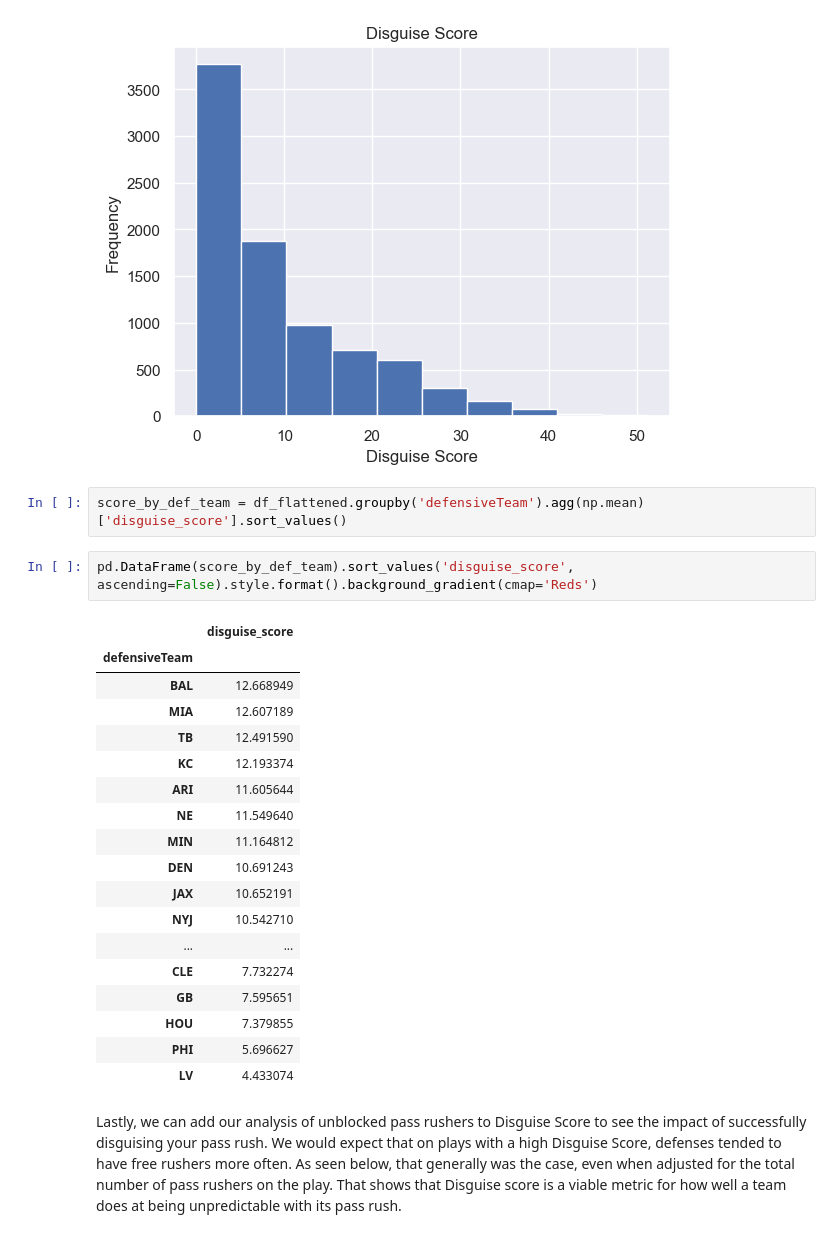
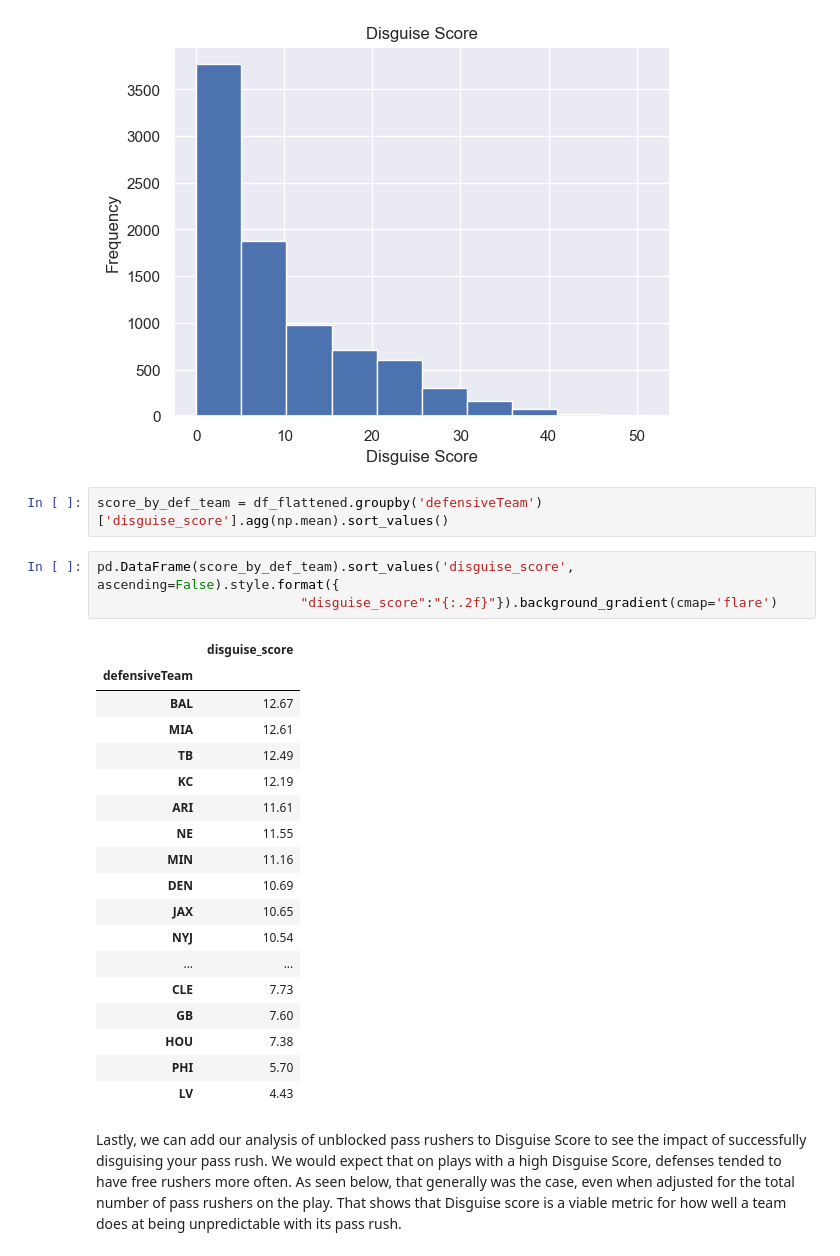
Before and after one commit to sebasdarius/data_science_portfolio, a Jupyter notebook: o_line_analysis/disguise_score.ipynb, the cells around one changed output. Saved outputs shown, nothing was run; the diff lists cells and outputs as text.

```diff
--- a/o_line_analysis/disguise_score.ipynb
+++ b/o_line_analysis/disguise_score.ipynb
@@ -162,28 +160,29 @@ plt.ylabel("Frequency");
 # %% [output]
 [figure]
 # %%
-score_by_def_team = df_flattened.groupby('defensiveTeam').agg(np.mean)['disguise_score'].sort_values()
+score_by_def_team = df_flattened.groupby('defensiveTeam')['disguise_score'].agg(np.mean).sort_values()
 # %%
-pd.DataFrame(score_by_def_team).sort_values('disguise_score', ascending=False).style.format().background_gradient(cmap='Reds')
+pd.DataFrame(score_by_def_team).sort_values('disguise_score', ascending=False).style.format({
+                          "disguise_score":"{:.2f}"}).background_gradient(cmap='flare')
 # %% [output]
 |  | disguise_score |
 | defensiveTeam |  |
-| BAL | 12.668949 |
-| MIA | 12.607189 |
-| TB | 12.491590 |
-| KC | 12.193374 |
-| ARI | 11.605644 |
-| NE | 11.549640 |
-| MIN | 11.164812 |
-| DEN | 10.691243 |
-| JAX | 10.652191 |
-| NYJ | 10.542710 |
+| BAL | 12.67 |
+| MIA | 12.61 |
+| TB | 12.49 |
+| KC | 12.19 |
+| ARI | 11.61 |
+| NE | 11.55 |
+| MIN | 11.16 |
+| DEN | 10.69 |
+| JAX | 10.65 |
+| NYJ | 10.54 |
 | ... | ... |
-| CLE | 7.732274 |
-| GB | 7.595651 |
-| HOU | 7.379855 |
-| PHI | 5.696627 |
-| LV | 4.433074 |
+| CLE | 7.73 |
+| GB | 7.60 |
+| HOU | 7.38 |
+| PHI | 5.70 |
+| LV | 4.43 |
 # %% [markdown]
 Lastly, we can add our analysis of unblocked pass rushers to Disguise Score to see the impact of successfully disguising your pass rush. We would expect that on plays with a high Disguise Score, defenses tended to have free rushers more often. As seen below, that generally was the case, even when adjusted for the total number of pass rushers on the play. That shows that Disguise score is a viable metric for how well a team does at being unpredictable with its pass rush.
 # %%
```
Also changed, not shown: parts of 7 cells of this notebook, 1 other file.
